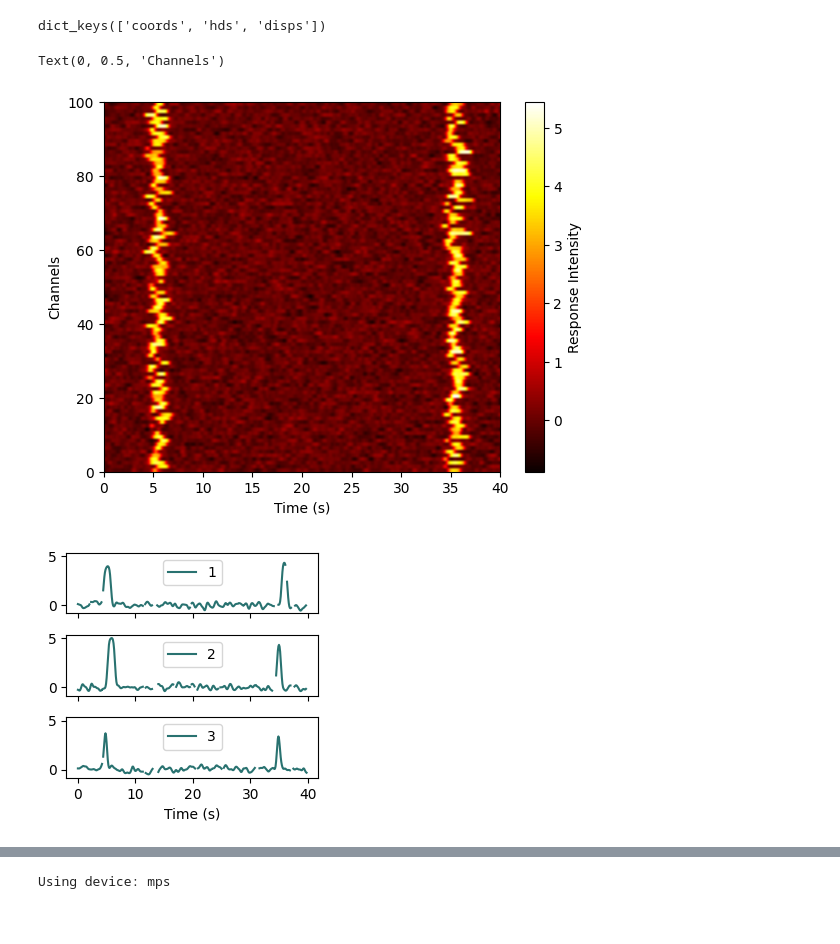
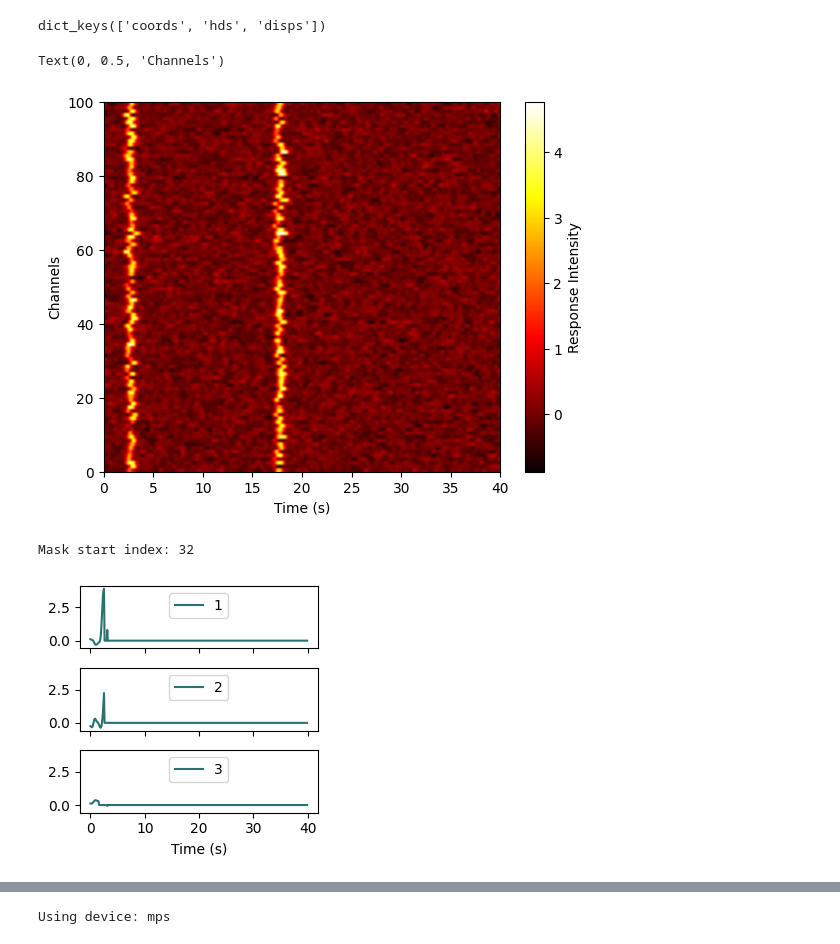
Before and after one commit to qrsyu/STCell, a Jupyter notebook: code/time_exp/2TS_test_longer.ipynb, the cells around one changed output, grey strips where cells are left out. Cells and saved outputs as stored; diff of their text form; code cells hidden in the pictures.

Commit message:
add new time exp and fix bug

```diff
--- a/code/time_exp/2TS_test_longer.ipynb
+++ b/code/time_exp/2TS_test_longer.ipynb
@@ -65,10 +65,10 @@ sensory_profile = {
                     "time": {
                             "type":        "time_cell",
                             "n_cells":     n_channels,
-                            "event_onset": [0.125, 0.875],
-                            "event_width": [0.025, 0.025],
+                            "event_onset": [0.0625, 0.4375],     # 2.5s, 17.5s
+                            "event_width": [0.0125, 0.0125],     # 0.5s, 0.5s
                             "temp_events": [temp_event_1, temp_event_2],  # List of temporal events
-                            "event_onset_sigma": [0.01, 0.01], # 0.01 x 20s = 0.2s
+                            "event_onset_sigma": [0.005, 0.005], # 0.005 x 40s = 0.2s
                             "sigma":       0.5,    # sigma of Gaussian noise
                             "ssigma":      0.2,    # smoothing sigma of Gaussian noise (in sec)
                             "bias":        0.
@@ -110,6 +110,6 @@ plt.xlabel('Time (s)')
 plt.ylabel('Channels')
 # %% [output]
 Text(0, 0.5, 'Channels')
-[figure, old version]
+[figure, new version]
 # %%
 inputs = time_res.copy()
@@ -124,18 +125,24 @@ mask = Masking(
                 # device=torch.device("cuda" if torch.cuda.is_available() else "cpu")  # Use GPU if available
                 )
 inputs = mask.mask(inputs).numpy()
+# %%
+# Plot the masked inputs (OPTIONAL, depending on the task)
+mask_start_idx = int(inputs.shape[1]*(sensory_profile['time']['event_onset'][0]+\
+                                      sensory_profile['time']['event_width'][0]+\
+                                      sensory_profile['time']['event_onset_sigma'][0]))
+print('Mask start index:', mask_start_idx)
+inputs[:, mask_start_idx:, :] = 0
+# %% [output]
+Mask start index: 32
 # %%
-# Plot sample masked time_res
-masked_time_res = inputs.copy()
-# Convert the zero values to nan for better visualization
-masked_time_res[masked_time_res == 0] = np.nan
 fig, ax = plt.subplots(3, 1, figsize=(3, 3), sharex=True, sharey=True)
 for i, channel in enumerate(range(5, 8)):
-    ax[i].plot(np.arange(masked_time_res.shape[1]) * temp_reso / 1000, masked_time_res[0, :, channel],
+    ax[i].plot(np.arange(inputs.shape[1]) * temp_reso / 1000,
+               inputs[0, :, channel],
                label=f'{i+1}', color='#297270')
     # Pit the legend at the upper middle of the plot
     ax[i].legend(loc='upper center')
 ax[-1].set_xlabel('Time (s)')
 plt.tight_layout()
 # %% [output]
-[figure, old version]
+[figure, new version]
```
Also changed, not shown: parts of 7 cells of this notebook, 8 other files.
